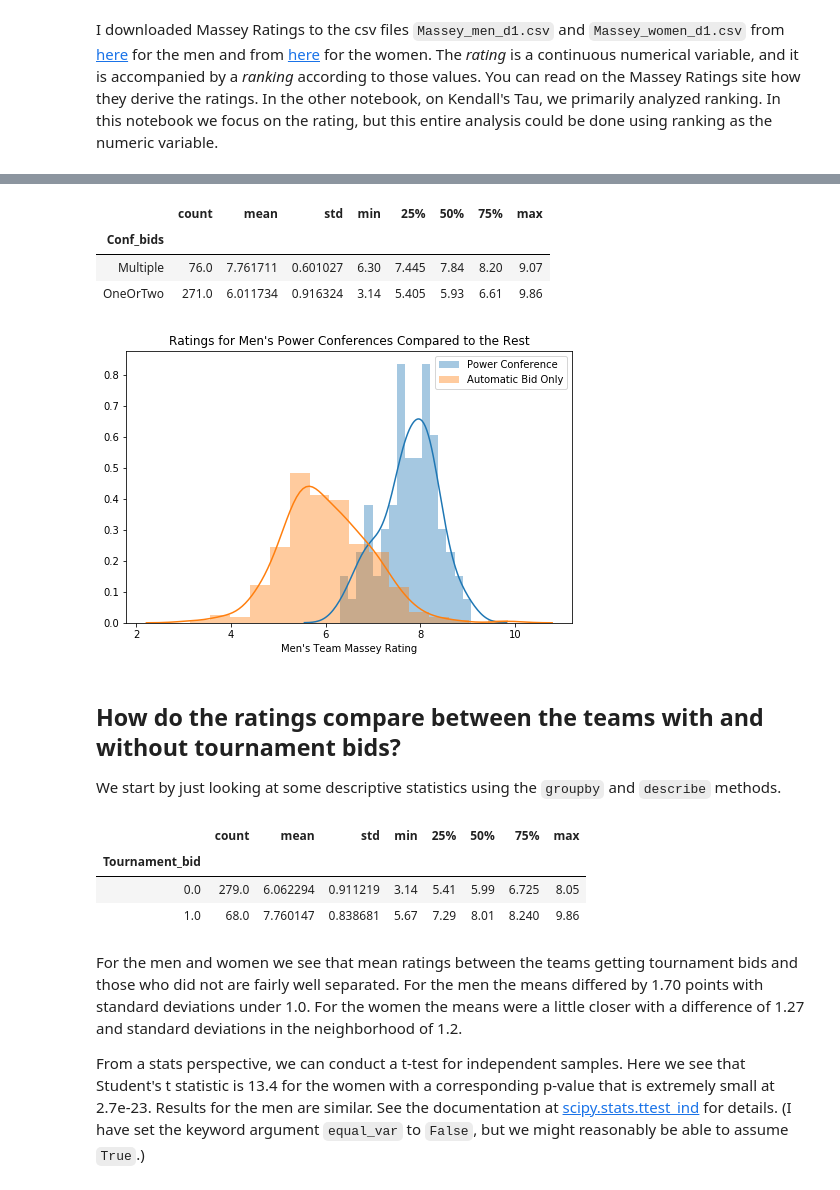
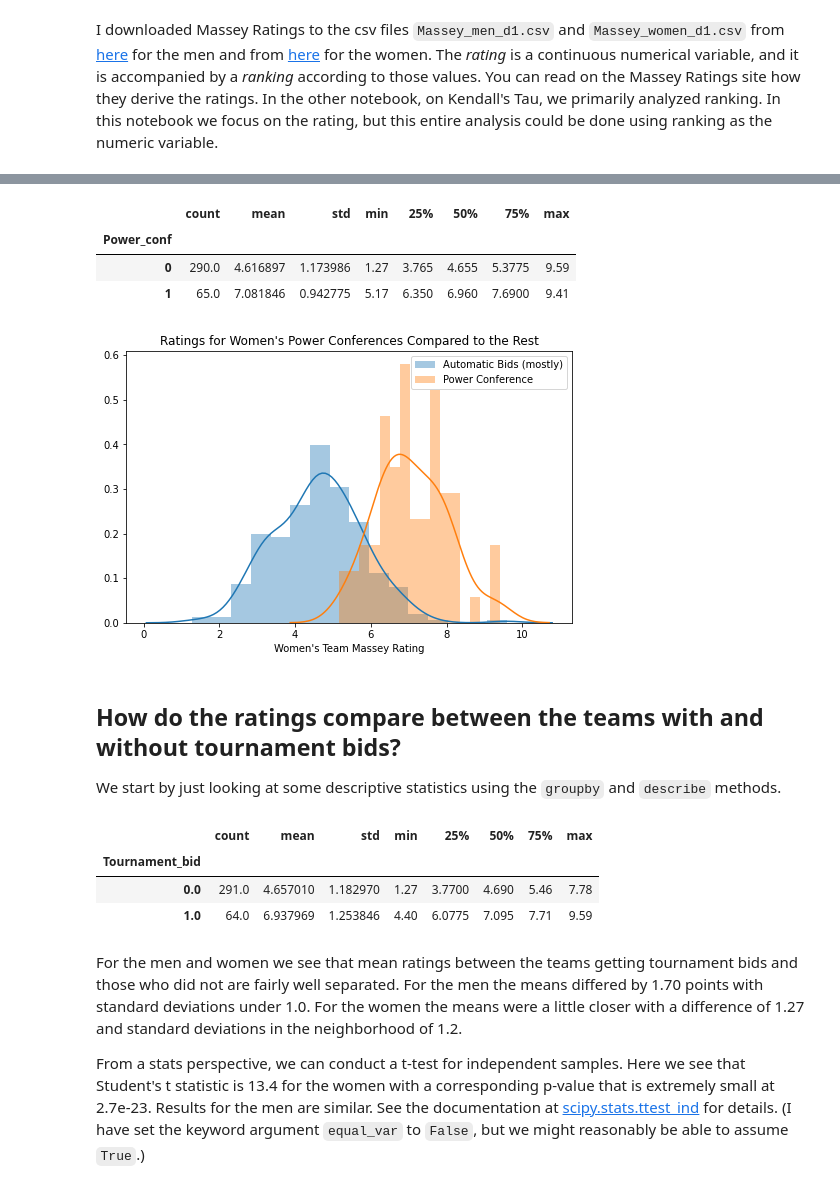
Before and after one commit to bjloe/March_Madness, a Jupyter notebook: March_Madness_ML.ipynb, the cells around one changed output, grey strips where cells are left out. Cells and saved outputs as stored; diff of their text form; code cells hidden in the pictures.

```diff
--- a/March_Madness_ML.ipynb
+++ b/March_Madness_ML.ipynb
@@ -104,2 +99,0 @@ df_ratings.Conf_bids.hist(bins=int(df_ratings.Conf_bids.max()));
-# %%
-df_ratings['Conf_bids'] = df_ratings['Conf_bids'].apply(lambda x: 'OneOrTwo' if x<=2 else 'Multiple')
@@ -106,18 +106,25 @@ df_ratings['Conf_bids'] = df_ratings['Conf_bids'].apply(lambda x: 'OneOrTwo' if
+# %%
+df_ratings['Power_conf'] = df_ratings['Conf_bids'].apply(lambda x: 0 if (x<=2) else 1)
+df_ratings.drop('Conf_bids',axis=1,inplace=True)
+
+# Reorder the columns.
+df_ratings = df_ratings[['Team', 'Conference', 'Ranking', 'Massey_rating', 'Record_pct',
+                         'Wins', 'Losses', 'Conf_rank', 'Power_conf', 'Tournament_bid']]
 # %%
-df_ratings.groupby('Conf_bids').Massey_rating.describe()
+df_ratings.groupby('Power_conf').Massey_rating.describe()
 # %% [output]
 |  | count | mean | std | min | 25% | 50% | 75% | max |
-| Conf_bids |  |  |  |  |  |  |  |  |
-| Multiple | 76.0 | 7.761711 | 0.601027 | 6.30 | 7.445 | 7.84 | 8.20 | 9.07 |
-| OneOrTwo | 271.0 | 6.011734 | 0.916324 | 3.14 | 5.405 | 5.93 | 6.61 | 9.86 |
+| Power_conf |  |  |  |  |  |  |  |  |
+| 0 | 290.0 | 4.616897 | 1.173986 | 1.27 | 3.765 | 4.655 | 5.3775 | 9.59 |
+| 1 | 65.0 | 7.081846 | 0.942775 | 5.17 | 6.350 | 6.960 | 7.6900 | 9.41 |
 # %%
 plt.figure(figsize=(8,5))
-df_ratings.groupby('Conf_bids').apply(lambda x: sns.distplot(x.Massey_rating,kde=True,bins=16));
-plt.legend(['Power Conference','Automatic Bid Only']);
+df_ratings.groupby('Power_conf').apply(lambda x: sns.distplot(x.Massey_rating,kde=True,bins=16));
+plt.legend(['Automatic Bids (mostly)','Power Conference']);
 plt.xlabel(f"{gender.title()}'s Team Massey Rating")
 plt.title(f"Ratings for {gender.title()}'s Power Conferences Compared to the Rest");
 # %% [output]
-[figure, old version]
+[figure, new version]
 # %% [markdown]
 ## How do the ratings compare between the teams with and without tournament bids?
 
@@ -127,8 +134,8 @@ df_ratings.groupby('Tournament_bid').Massey_rating.describe()
 # %% [output]
 |  | count | mean | std | min | 25% | 50% | 75% | max |
 | Tournament_bid |  |  |  |  |  |  |  |  |
-| 0.0 | 279.0 | 6.062294 | 0.911219 | 3.14 | 5.41 | 5.99 | 6.725 | 8.05 |
-| 1.0 | 68.0 | 7.760147 | 0.838681 | 5.67 | 7.29 | 8.01 | 8.240 | 9.86 |
+| 0.0 | 291.0 | 4.657010 | 1.182970 | 1.27 | 3.7700 | 4.690 | 5.46 | 7.78 |
+| 1.0 | 64.0 | 6.937969 | 1.253846 | 4.40 | 6.0775 | 7.095 | 7.71 | 9.59 |
 # %% [markdown]
 For the men and women we see that mean ratings between the teams getting tournament bids and those who did not are fairly well separated. For the men the means differed by 1.70 points with standard deviations under 1.0. For the women the means were a little closer with a difference of 1.27 and standard deviations in the neighborhood of 1.2.
 
```
Also changed, not shown: parts of 30 cells of this notebook.
